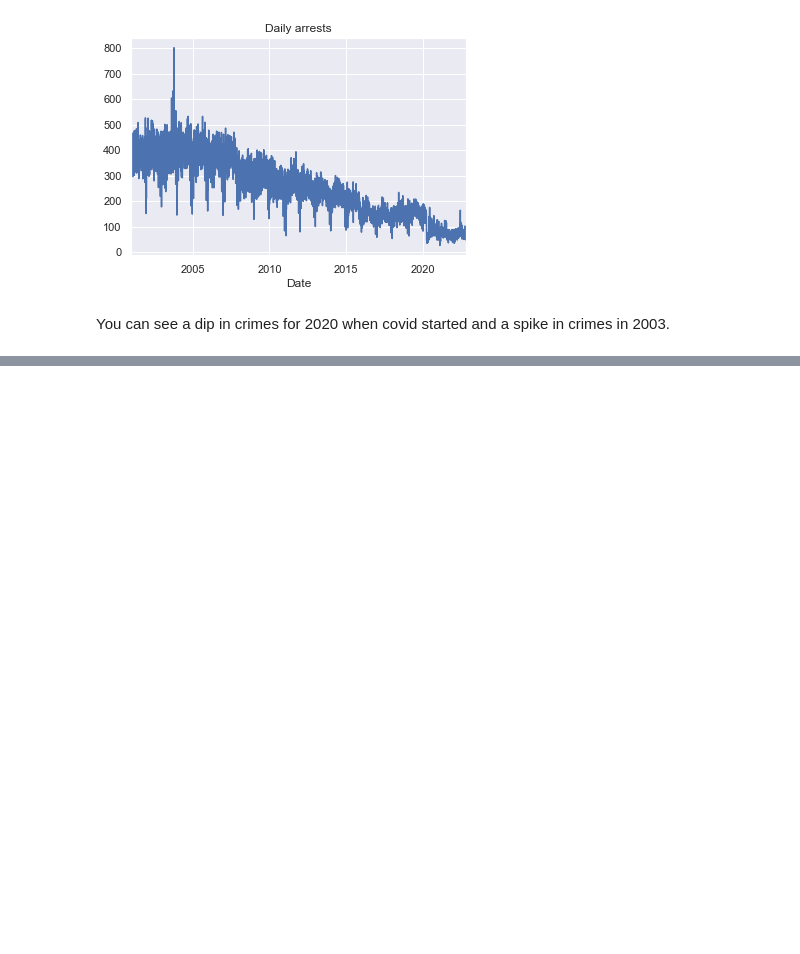
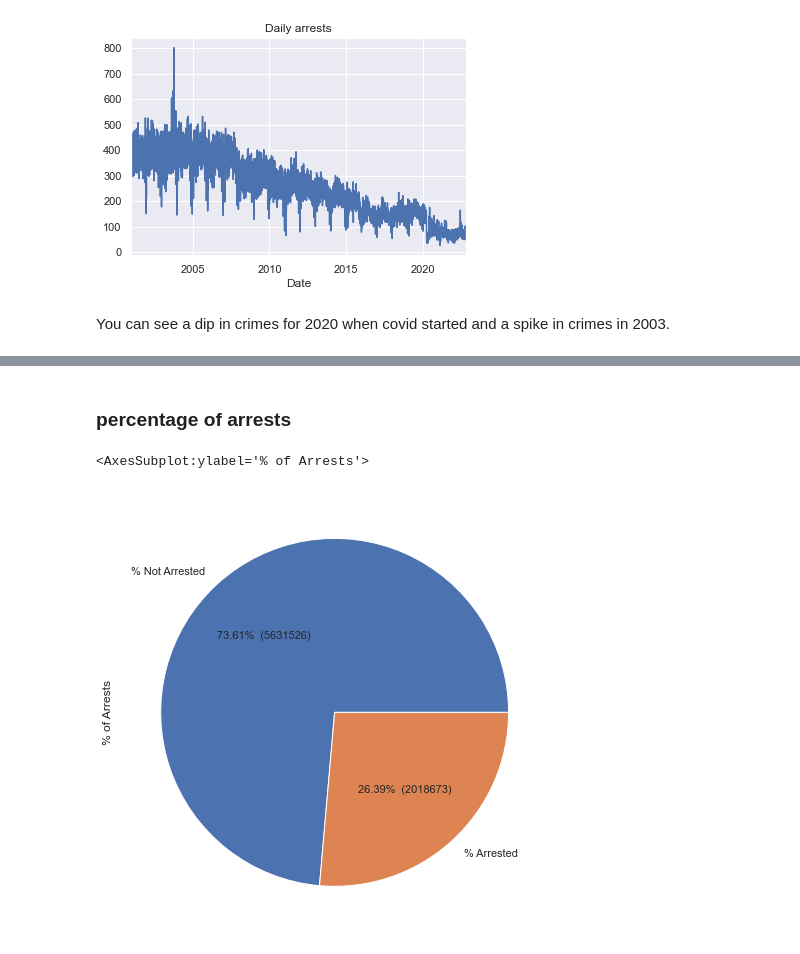
Before and after one commit to Chicago-PD-project/Chicago_Project, a Jupyter notebook: Lindy's_workbook.ipynb, the cells around one changed output, grey strips where cells are left out. Drawn from its saved outputs; the diff is of its cells as text; code cells hidden in the pictures; blank space fills up the shorter version.

```diff
--- a/Lindy's_workbook.ipynb
+++ b/Lindy's_workbook.ipynb
@@ -357,0 +267,27 @@ Name: Primary_type, dtype: int64
+# %% [markdown]
+### percentage of arrests
+# %%
+# Convert values into percentages
+arrest_df = crime['Arrest'].value_counts()
+arrest_percent = (arrest_df / crime['Arrest'].sum()) * 100
+
+arrest_percent.rename("% of Arrests",inplace=True)
+
+#Rename True and False to % Arrested and % Not Arrested
+arrest_percent.rename({True: '% Arrested', False: '% Not Arrested'},inplace=True)
+# %%
+#pie chart to show percentage and count
+def make_autopct(values):
+    def my_autopct(pct):
+        total = sum(values)
+        val = int(round(pct*total/100.0))
+        return '{p:.2f}%  ({v:d})'.format(p=pct,v=val)
+    return my_autopct
+
+#plot results in a pie chart
+arrest_percent.plot.pie(fontsize=11,
+                       autopct=make_autopct(crime['Arrest'].value_counts()),
+                       figsize=(8, 8))
+# %% [output]
+<AxesSubplot:ylabel='% of Arrests'>
+[figure, added]
```
Also changed, not shown: parts of 15 cells of this notebook.
